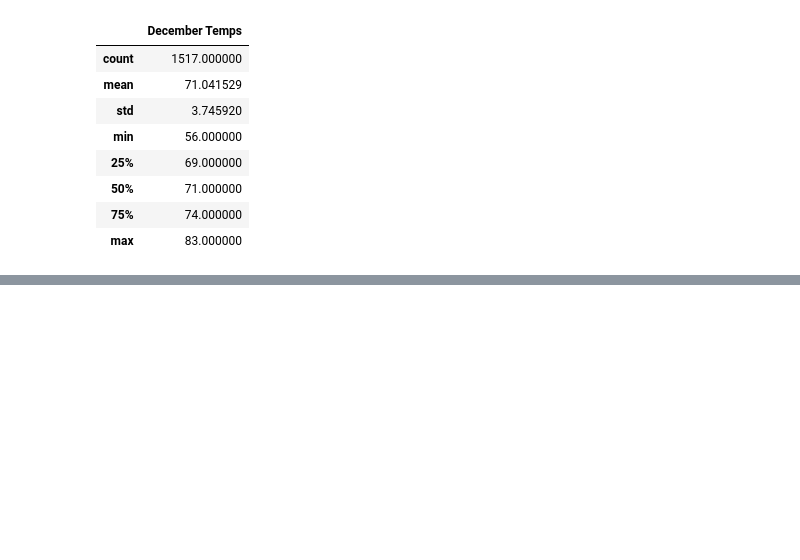
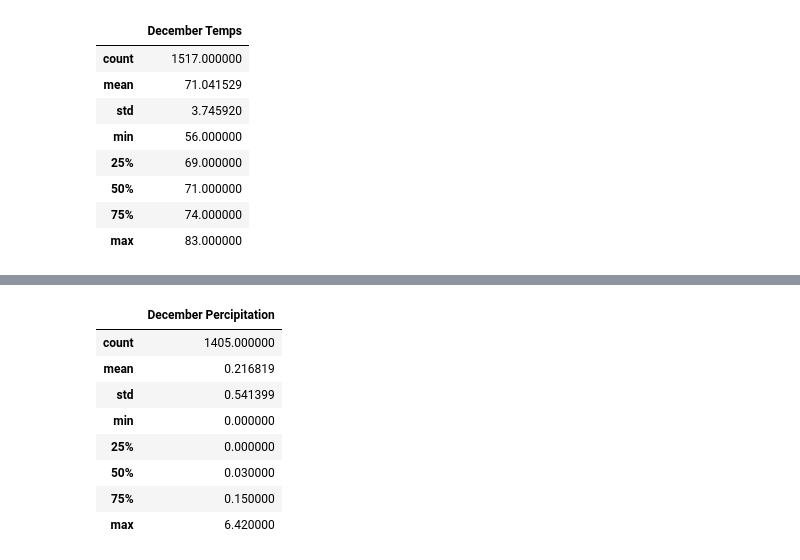
Before and after one commit to fofonotholt/surfs_up, a Jupyter notebook: SurfsUp_Challenge.ipynb, the cells around one changed output, grey strips where cells are left out. Cells and saved outputs as stored; diff of their text form; code cells hidden in the pictures; blank space fills up the shorter version.

```diff
--- a/SurfsUp_Challenge.ipynb
+++ b/SurfsUp_Challenge.ipynb
@@ -175,0 +220,42 @@ december_temp_df.describe()
+# %%
+# Second aditional query - percipitation in december.
+december_0 = dt.date(2010, 12, 1)
+january_0 = dt.date(2011, 1, 1)
+december_1 = dt.date(2011, 12, 1)
+january_1 = dt.date(2012, 1, 1)
+december_2 = dt.date(2012, 12, 1)
+january_2 = dt.date(2013, 1, 1)
+december_3 = dt.date(2013, 12, 1)
+january_3 = dt.date(2014, 1, 1)
+december_4 = dt.date(2014, 12, 1)
+january_4 = dt.date(2015, 1, 1)
+december_5 = dt.date(2015, 12, 1)
+january_5 = dt.date(2016, 1, 1)
+december_6 = dt.date(2016, 12, 1)
+january_6 = dt.date(2017, 1, 1)
+december_7 = dt.date(2017, 12, 1)
+
+results = []
+results = session.query(Measurement.date, Measurement.prcp)
+results = session.query(Measurement.date, Measurement.prcp).\
+filter((Measurement.date >= december_0) & (Measurement.date < january_0)|
+       (Measurement.date >= december_1) & (Measurement.date < january_1)|
+       (Measurement.date >= december_2) & (Measurement.date < january_2)|
+       (Measurement.date >= december_3) & (Measurement.date < january_3)|
+       (Measurement.date >= december_4) & (Measurement.date < january_4)|
+       (Measurement.date >= december_5) & (Measurement.date < january_5)|
+       (Measurement.date >= december_6) & (Measurement.date < january_6)|
+       (Measurement.date >= december_7)).all()
+december_prcp_df = pd.DataFrame(results, columns=['date', 'December Percipitation'])
+december_prcp_df = december_prcp_df.set_index(december_prcp_df['date'], inplace=False)
+december_prcp_df.describe()
+# %% [output]
+|  | December Percipitation |
+| count | 1405.000000 |
+| mean | 0.216819 |
+| std | 0.541399 |
+| min | 0.000000 |
+| 25% | 0.000000 |
+| 50% | 0.030000 |
+| 75% | 0.150000 |
+| max | 6.420000 |
```
Also changed, not shown: parts of 1 cell of this notebook.
